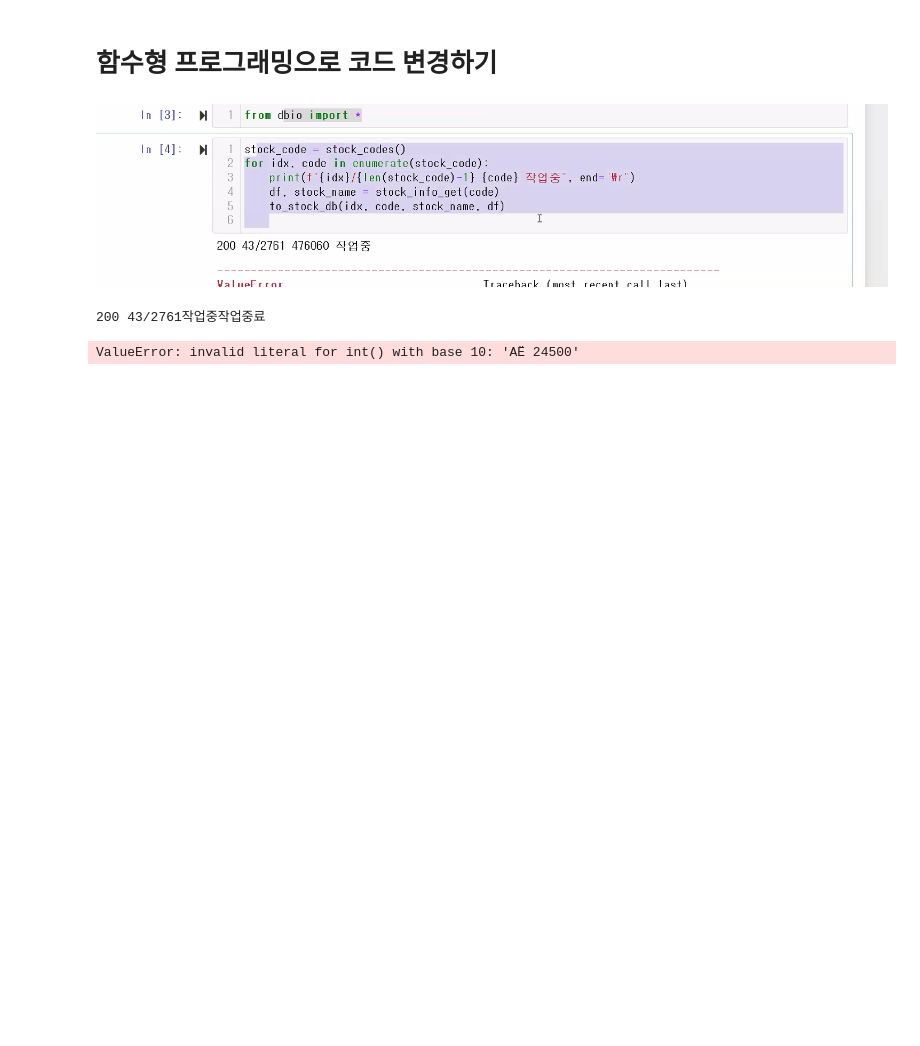
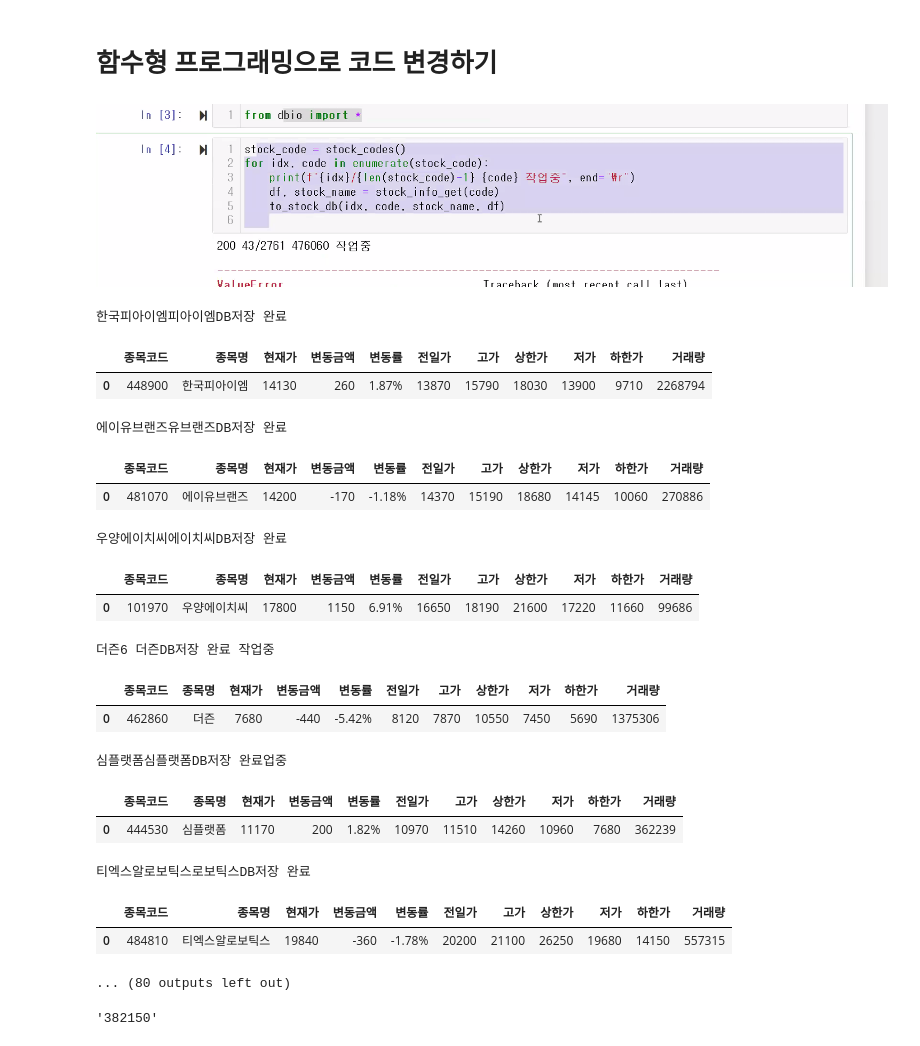
Before and after one commit to Peter-BoBo/fintech, a Jupyter notebook: 04data_scraping/07DB에서_상장기업정보_불러와서_네이버증권에서_주가자료_수집하기.ipynb, the cells around one changed output. Saved outputs shown, nothing was run; the diff lists cells and outputs as text; code cells hidden in the pictures; blank space fills up the shorter version.

```diff
--- a/04data_scraping/07DB에서_상장기업정보_불러와서_네이버증권에서_주가자료_수집하기.ipynb
+++ b/04data_scraping/07DB에서_상장기업정보_불러와서_네이버증권에서_주가자료_수집하기.ipynb
@@ -878,7 +1000,7 @@ KeyboardInterrupt:
 def stock_info_get(code):
     url = f"https://finance.naver.com/item/main.naver?code={code}"
     r = requests.get(url)
-    print(r.status_code, f"{idx+1}/{len(stock_code)}작업중", end="\r")
+    print(r.status_code, f"{idx}/{len(stock_code)-1}작업중", end="\r")
     soup = bs(r.content, "lxml")
 
     # 종목명
@@ -908,5 +1030,5 @@ def stock_info_get(code):
     columns = ["종목코드", "종목명", "현재가", "변동금액", "변동률", "전일가", "고가", "상한가", "저가", "하한가", "거래량" ]
     df = pd.DataFrame([result], columns=columns)
     time.sleep(5)
-    return df
+    return df, stock_name
 # %%
@@ -916,9 +1040,32 @@ from dbio import *
 # %%
 stock_code = stock_codes()
 for idx, code in enumerate(stock_code):
-    print(f"{idx}/{len(stock_code)-1} {code}작업중", end="\r")
-    df.stock_name = stock_info_get(code)
+    print(f"{idx}/{len(stock_code)-1} {code} 작업중", end="\r")
+    df, stock_name = stock_info_get(code)
     to_stock_db(idx, code, stock_name, df)
+    print(stock_name)
+    display(df)
 # %% [output]
-200 43/2761작업중작업중료
+한국피아이엠피아이엠DB저장 완료
+|  | 종목코드 | 종목명 | 현재가 | 변동금액 | 변동률 | 전일가 | 고가 | 상한가 | 저가 | 하한가 | 거래량 |
+| 0 | 448900 | 한국피아이엠 | 14130 | 260 | 1.87% | 13870 | 15790 | 18030 | 13900 | 9710 | 2268794 |
-ValueError: invalid literal for int() with base 10: 'АЁ 24500'
+에이유브랜즈유브랜즈DB저장 완료
+|  | 종목코드 | 종목명 | 현재가 | 변동금액 | 변동률 | 전일가 | 고가 | 상한가 | 저가 | 하한가 | 거래량 |
+| 0 | 481070 | 에이유브랜즈 | 14200 | -170 | -1.18% | 14370 | 15190 | 18680 | 14145 | 10060 | 270886 |
+우양에이치씨에이치씨DB저장 완료
+|  | 종목코드 | 종목명 | 현재가 | 변동금액 | 변동률 | 전일가 | 고가 | 상한가 | 저가 | 하한가 | 거래량 |
+| 0 | 101970 | 우양에이치씨 | 17800 | 1150 | 6.91% | 16650 | 18190 | 21600 | 17220 | 11660 | 99686 |
+더즌6 더즌DB저장 완료 작업중
+|  | 종목코드 | 종목명 | 현재가 | 변동금액 | 변동률 | 전일가 | 고가 | 상한가 | 저가 | 하한가 | 거래량 |
+| 0 | 462860 | 더즌 | 7680 | -440 | -5.42% | 8120 | 7870 | 10550 | 7450 | 5690 | 1375306 |
+심플랫폼심플랫폼DB저장 완료업중
+|  | 종목코드 | 종목명 | 현재가 | 변동금액 | 변동률 | 전일가 | 고가 | 상한가 | 저가 | 하한가 | 거래량 |
+| 0 | 444530 | 심플랫폼 | 11170 | 200 | 1.82% | 10970 | 11510 | 14260 | 10960 | 7680 | 362239 |
+티엑스알로보틱스로보틱스DB저장 완료
+|  | 종목코드 | 종목명 | 현재가 | 변동금액 | 변동률 | 전일가 | 고가 | 상한가 | 저가 | 하한가 | 거래량 |
+| 0 | 484810 | 티엑스알로보틱스 | 19840 | -360 | -1.78% | 20200 | 21100 | 26250 | 19680 | 14150 | 557315 |
+... (80 outputs left out)
+# %%
+stock_code[43]
+# %% [output]
+'382150'
```
Also changed, not shown: parts of 29 cells of this notebook, 9 other files.
